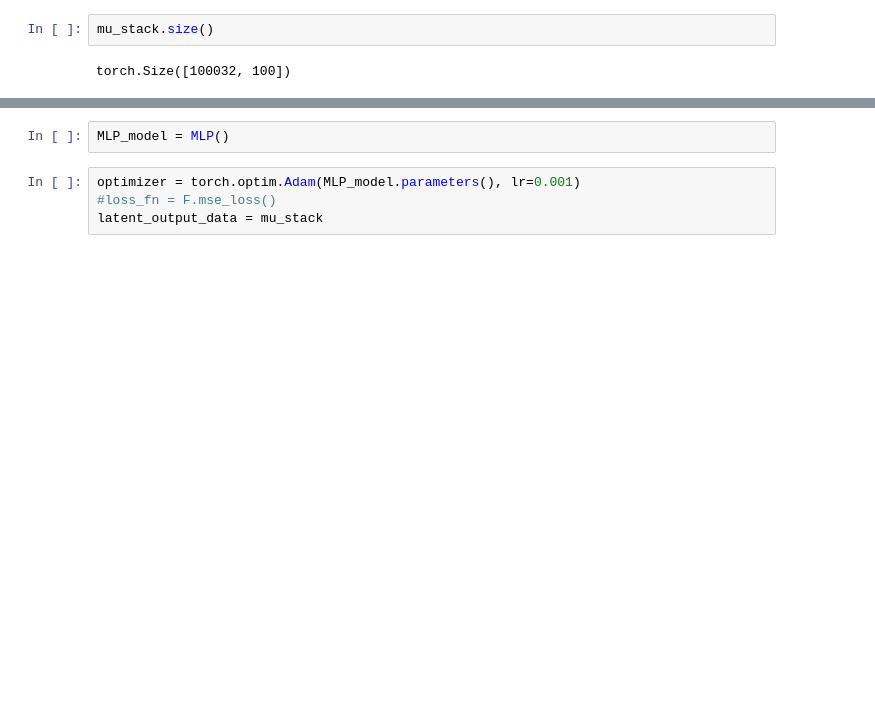
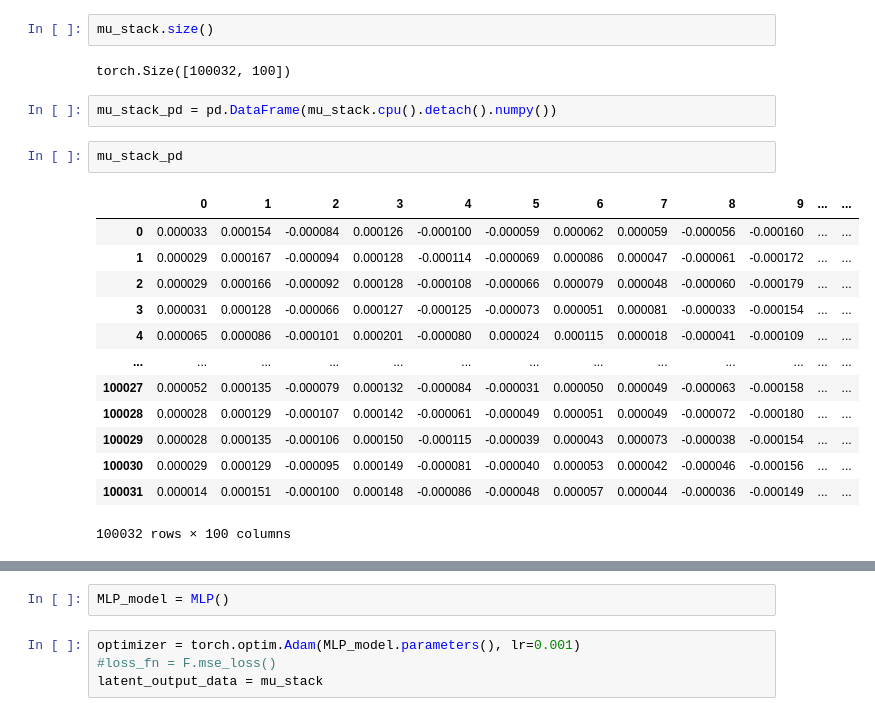
Before and after one commit to panukorn17/drug_discovery_models, a Jupyter notebook: fragment-based-dgm/Latent Space Optimisation.ipynb, the cells around one changed output, grey strips where cells are left out. Drawn from its saved outputs; the diff is of its cells as text; blank space fills up the shorter version.

```diff
--- a/fragment-based-dgm/Latent Space Optimisation.ipynb
+++ b/fragment-based-dgm/Latent Space Optimisation.ipynb
@@ -197,3 +242,21 @@ labels = torch.tensor(data.logP.values)
 mu_stack.size()
 # %% [output]
 torch.Size([100032, 100])
+# %%
+mu_stack_pd = pd.DataFrame(mu_stack.cpu().detach().numpy())
+# %%
+mu_stack_pd
+# %% [output]
+|  | 0 | 1 | 2 | 3 | 4 | 5 | 6 | 7 | 8 | 9 | ... | ... |
+| 0 | 0.000033 | 0.000154 | -0.000084 | 0.000126 | -0.000100 | -0.000059 | 0.000062 | 0.000059 | -0.000056 | -0.000160 | ... | ... |
+| 1 | 0.000029 | 0.000167 | -0.000094 | 0.000128 | -0.000114 | -0.000069 | 0.000086 | 0.000047 | -0.000061 | -0.000172 | ... | ... |
+| 2 | 0.000029 | 0.000166 | -0.000092 | 0.000128 | -0.000108 | -0.000066 | 0.000079 | 0.000048 | -0.000060 | -0.000179 | ... | ... |
+| 3 | 0.000031 | 0.000128 | -0.000066 | 0.000127 | -0.000125 | -0.000073 | 0.000051 | 0.000081 | -0.000033 | -0.000154 | ... | ... |
+| 4 | 0.000065 | 0.000086 | -0.000101 | 0.000201 | -0.000080 | 0.000024 | 0.000115 | 0.000018 | -0.000041 | -0.000109 | ... | ... |
+| ... | ... | ... | ... | ... | ... | ... | ... | ... | ... | ... | ... | ... |
+| 100027 | 0.000052 | 0.000135 | -0.000079 | 0.000132 | -0.000084 | -0.000031 | 0.000050 | 0.000049 | -0.000063 | -0.000158 | ... | ... |
+| 100028 | 0.000028 | 0.000129 | -0.000107 | 0.000142 | -0.000061 | -0.000049 | 0.000051 | 0.000049 | -0.000072 | -0.000180 | ... | ... |
+| 100029 | 0.000028 | 0.000135 | -0.000106 | 0.000150 | -0.000115 | -0.000039 | 0.000043 | 0.000073 | -0.000038 | -0.000154 | ... | ... |
+| 100030 | 0.000029 | 0.000129 | -0.000095 | 0.000149 | -0.000081 | -0.000040 | 0.000053 | 0.000042 | -0.000046 | -0.000156 | ... | ... |
+| 100031 | 0.000014 | 0.000151 | -0.000100 | 0.000148 | -0.000086 | -0.000048 | 0.000057 | 0.000044 | -0.000036 | -0.000149 | ... | ... |
+100032 rows × 100 columns
```
Also changed, not shown: parts of 21 cells of this notebook, 4 other files.
